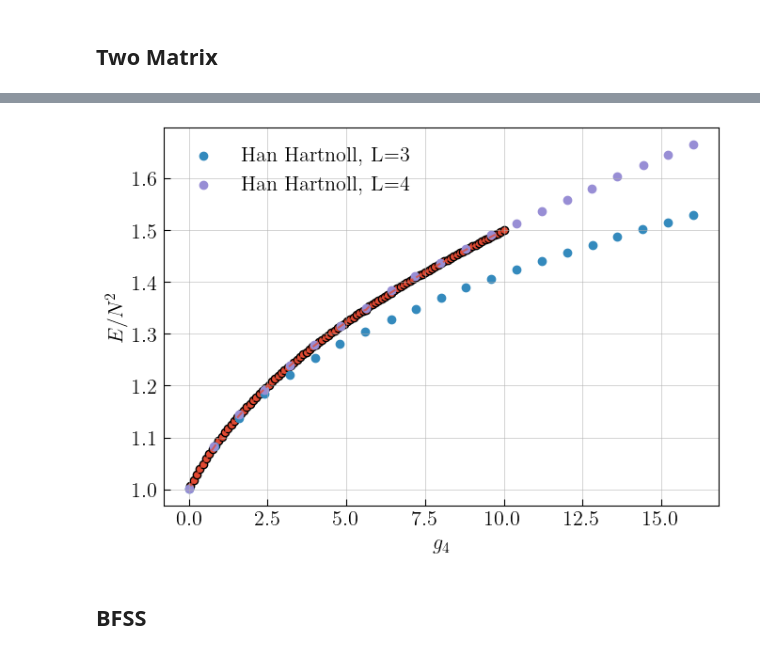
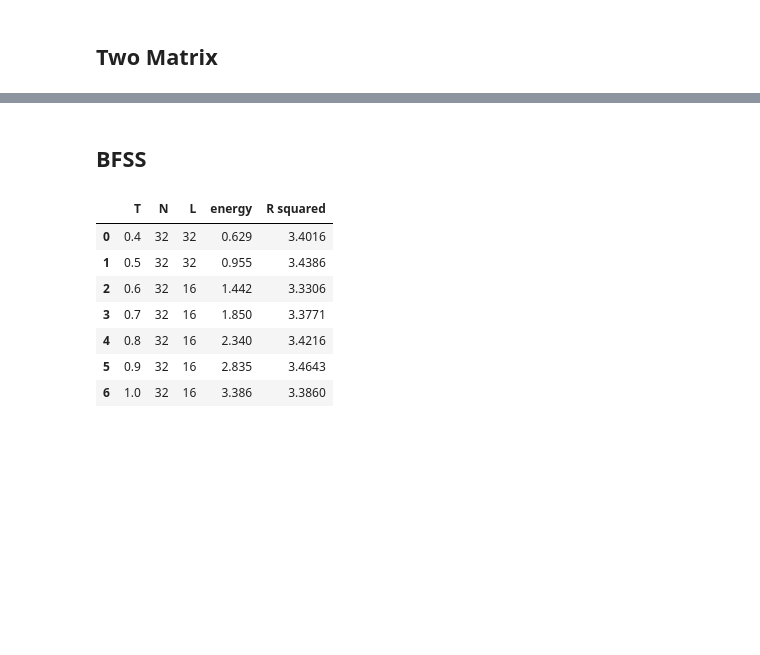
Before and after one commit to gshartnett/bmnsim, a Jupyter notebook: Plotting Notebook.ipynb, the cells around one changed output, grey strips where cells are left out. Drawn from its saved outputs; the diff is of its cells as text; code cells hidden in the pictures; blank space fills up the shorter version.

```diff
--- a/Plotting Notebook.ipynb
+++ b/Plotting Notebook.ipynb
@@ -242,10 +210,10 @@ fig, ax = plt.subplots(figsize=(7, 5))
 ax.scatter(df["g4"], df["energy"], edgecolors="k")
 ax.plot(df["g4"], df["energy"], '--', linewidth=1.5, alpha=0.75)
 
-df_han_hartnoll_fig3a = pd.read_csv("han_hartnoll_data/TwoMatrixFig3a_L_3.csv", header=None, names=["x", "y"])
+df_han_hartnoll_fig3a = pd.read_csv("data_from_papers/han_hartnoll_data/TwoMatrixFig3a_L_3.csv", header=None, names=["x", "y"])
 ax.scatter(2 * df_han_hartnoll_fig3a["x"], 0.5 * df_han_hartnoll_fig3a["y"], label="Han Hartnoll, L=3")
 
-df_han_hartnoll_fig3a = pd.read_csv("han_hartnoll_data/TwoMatrixFig3a_L_4.csv", header=None, names=["x", "y"])
+df_han_hartnoll_fig3a = pd.read_csv("data_from_papers/han_hartnoll_data/TwoMatrixFig3a_L_4.csv", header=None, names=["x", "y"])
 ax.scatter(2 * df_han_hartnoll_fig3a["x"], 0.5 * df_han_hartnoll_fig3a["y"], label="Han Hartnoll, L=4")
 
 ax.set_xlabel(r"$g_4$")
@@ -254,10 +222,20 @@ ax.legend(frameon=False)
 plt.tight_layout()
 #ax.set_xlim([0.1, 1.4])
 plt.show()
-# %% [output]
-[figure, removed]
 # %% [markdown]
 ## BFSS
+# %%
+df_berkowitz = pd.read_csv("data_from_papers/Berkowits et al 1606.04951.csv", header=0)
+df_berkowitz
+# %% [output]
+|  | T | N | L | energy | R squared |
+| 0 | 0.4 | 32 | 32 | 0.629 | 3.4016 |
+| 1 | 0.5 | 32 | 32 | 0.955 | 3.4386 |
+| 2 | 0.6 | 32 | 16 | 1.442 | 3.3306 |
+| 3 | 0.7 | 32 | 16 | 1.850 | 3.3771 |
+| 4 | 0.8 | 32 | 16 | 2.340 | 3.4216 |
+| 5 | 0.9 | 32 | 16 | 2.835 | 3.4643 |
+| 6 | 1.0 | 32 | 16 | 3.386 | 3.3860 |
 # %%
 def lin_lower_bound_x2(energy: float) -> float:
     # eq 2.18 and 2.19 of https://doi.org/10.1007/JHEP06(2023)038
```
Also changed, not shown: parts of 18 cells of this notebook, 12 other files.
